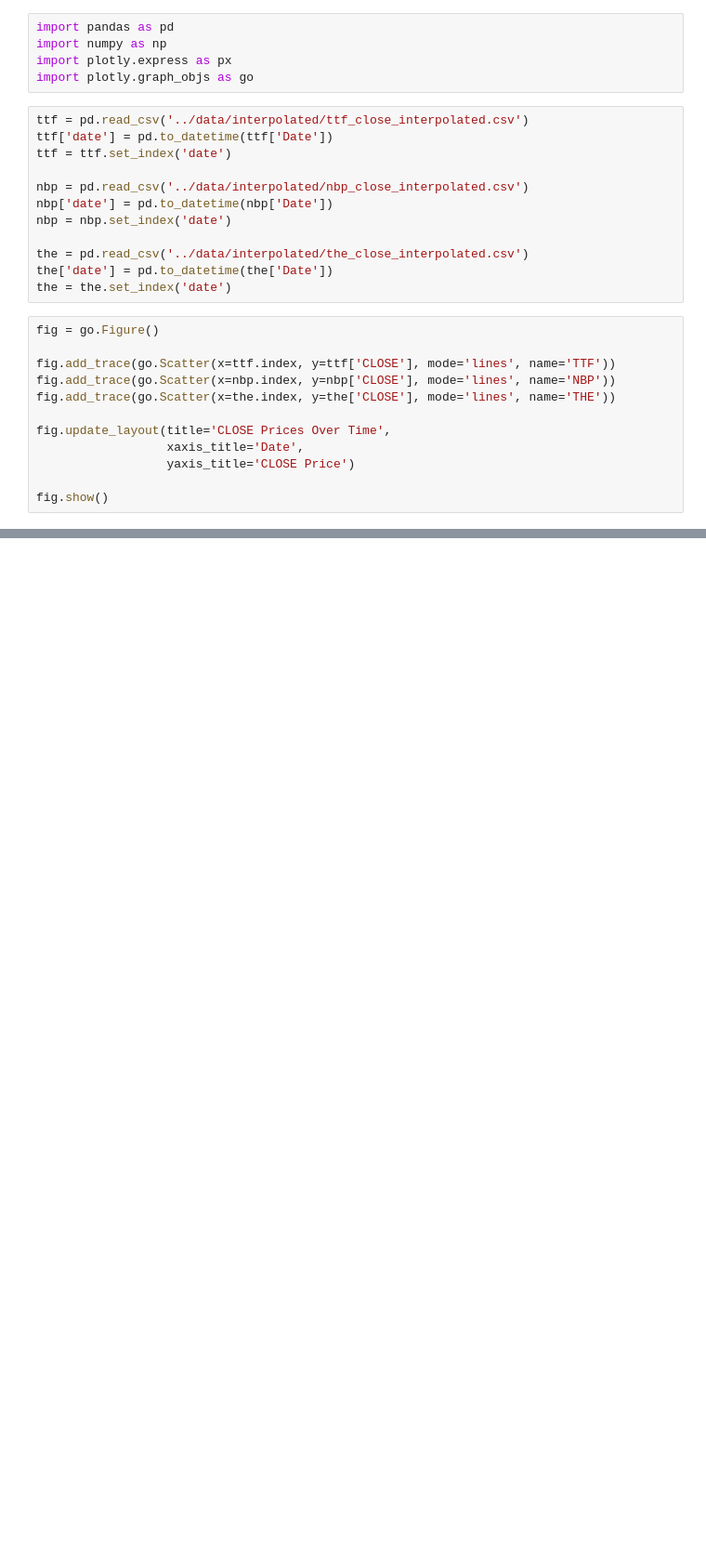
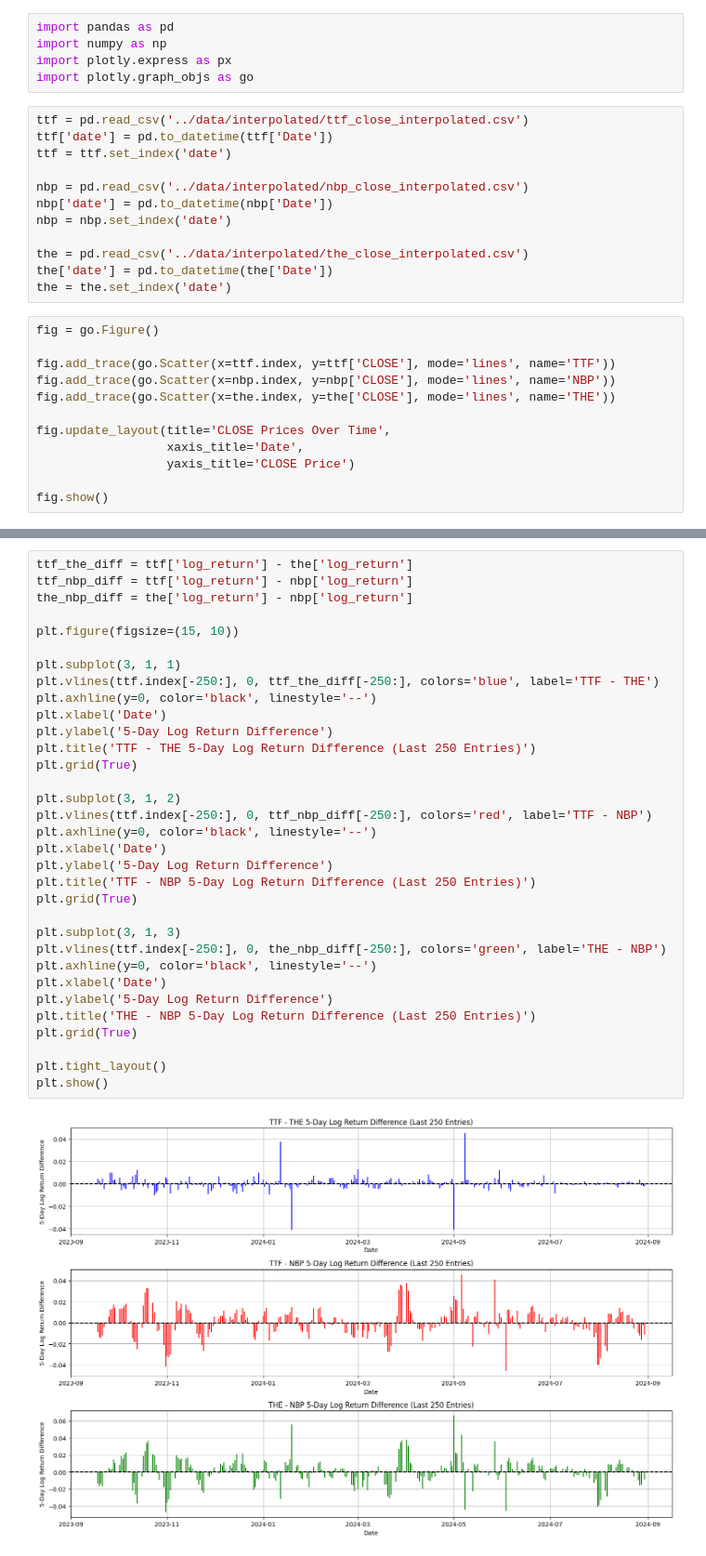
Before and after one commit to sindrjha/statistical-arbitrage, a Jupyter notebook: eda/eda.ipynb, the cells around one changed output, grey strips where cells are left out. Shown at 93% size. Drawn from its saved outputs; the diff is of its cells as text; blank space fills up the shorter version.

```diff
--- a/eda/eda.ipynb
+++ b/eda/eda.ipynb
@@ -29,0 +79,35 @@ fig.show()
+# %%
+ttf_the_diff = ttf['log_return'] - the['log_return']
+ttf_nbp_diff = ttf['log_return'] - nbp['log_return']
+the_nbp_diff = the['log_return'] - nbp['log_return']
+
+plt.figure(figsize=(15, 10))
+
+plt.subplot(3, 1, 1)
+plt.vlines(ttf.index[-250:], 0, ttf_the_diff[-250:], colors='blue', label='TTF - THE')
+plt.axhline(y=0, color='black', linestyle='--')
+plt.xlabel('Date')
+plt.ylabel('5-Day Log Return Difference')
+plt.title('TTF - THE 5-Day Log Return Difference (Last 250 Entries)')
+plt.grid(True)
+
+plt.subplot(3, 1, 2)
+plt.vlines(ttf.index[-250:], 0, ttf_nbp_diff[-250:], colors='red', label='TTF - NBP')
+plt.axhline(y=0, color='black', linestyle='--')
+plt.xlabel('Date')
+plt.ylabel('5-Day Log Return Difference')
+plt.title('TTF - NBP 5-Day Log Return Difference (Last 250 Entries)')
+plt.grid(True)
+
+plt.subplot(3, 1, 3)
+plt.vlines(ttf.index[-250:], 0, the_nbp_diff[-250:], colors='green', label='THE - NBP')
+plt.axhline(y=0, color='black', linestyle='--')
+plt.xlabel('Date')
+plt.ylabel('5-Day Log Return Difference')
+plt.title('THE - NBP 5-Day Log Return Difference (Last 250 Entries)')
+plt.grid(True)
+
+plt.tight_layout()
+plt.show()
+# %% [output]
+[figure, added]
```
Also changed, not shown: parts of 5 cells of this notebook, 22 other files.
